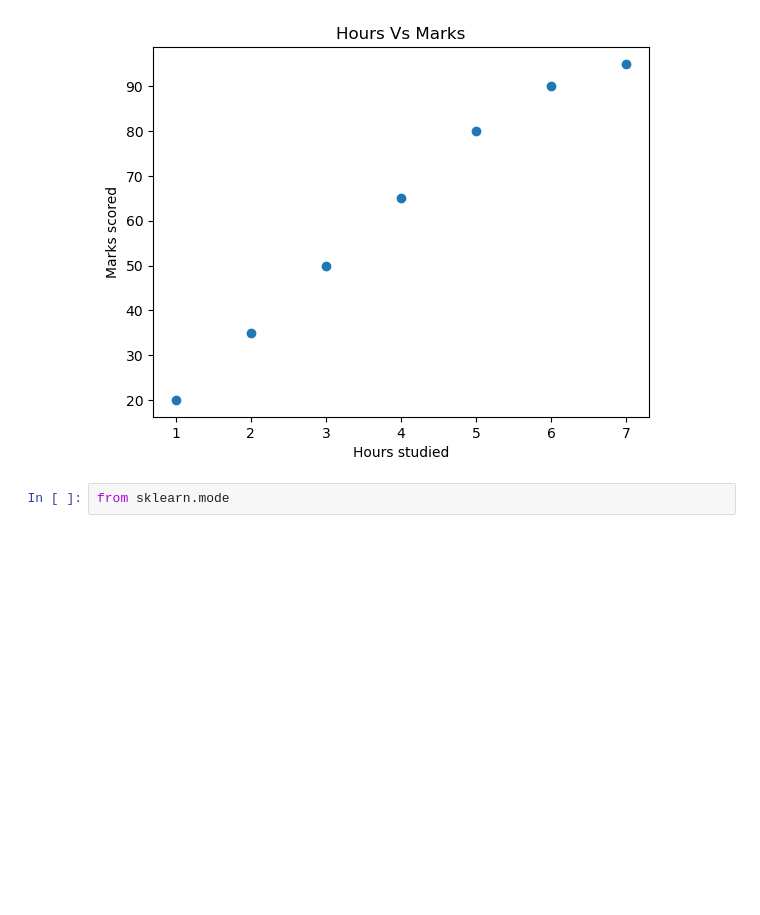
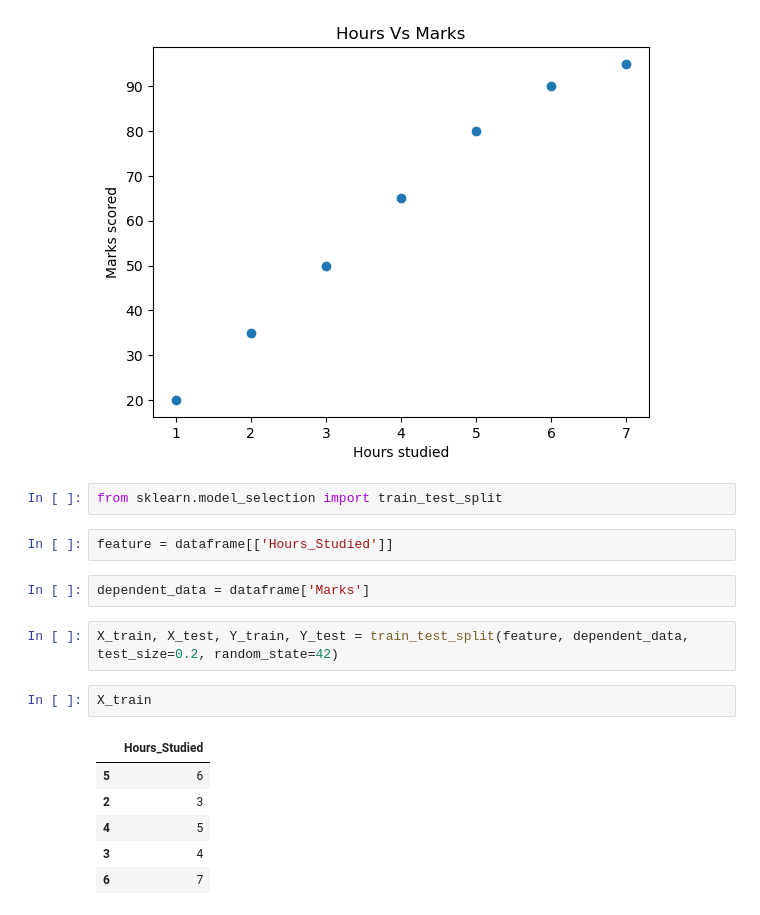
Before and after one commit to CodeMarshall21/Student-Scoring-System, a Jupyter notebook: Student-Scoring-System.ipynb, the cells around one changed output. Drawn from its saved outputs; the diff is of its cells as text; blank space fills up the shorter version.

```diff
--- a/Student-Scoring-System.ipynb
+++ b/Student-Scoring-System.ipynb
@@ -67,4 +67,19 @@ plt.show()
 # %% [output]
 [figure]
 # %%
-from sklearn.mode
+from sklearn.model_selection import train_test_split
+# %%
+feature = dataframe[['Hours_Studied']]
+# %%
+dependent_data = dataframe['Marks']
+# %%
+X_train, X_test, Y_train, Y_test = train_test_split(feature, dependent_data, test_size=0.2, random_state=42)
+# %%
+X_train
+# %% [output]
+|  | Hours_Studied |
+| 5 | 6 |
+| 2 | 3 |
+| 4 | 5 |
+| 3 | 4 |
+| 6 | 7 |
```
Also changed, not shown: parts of 2 cells of this notebook.
